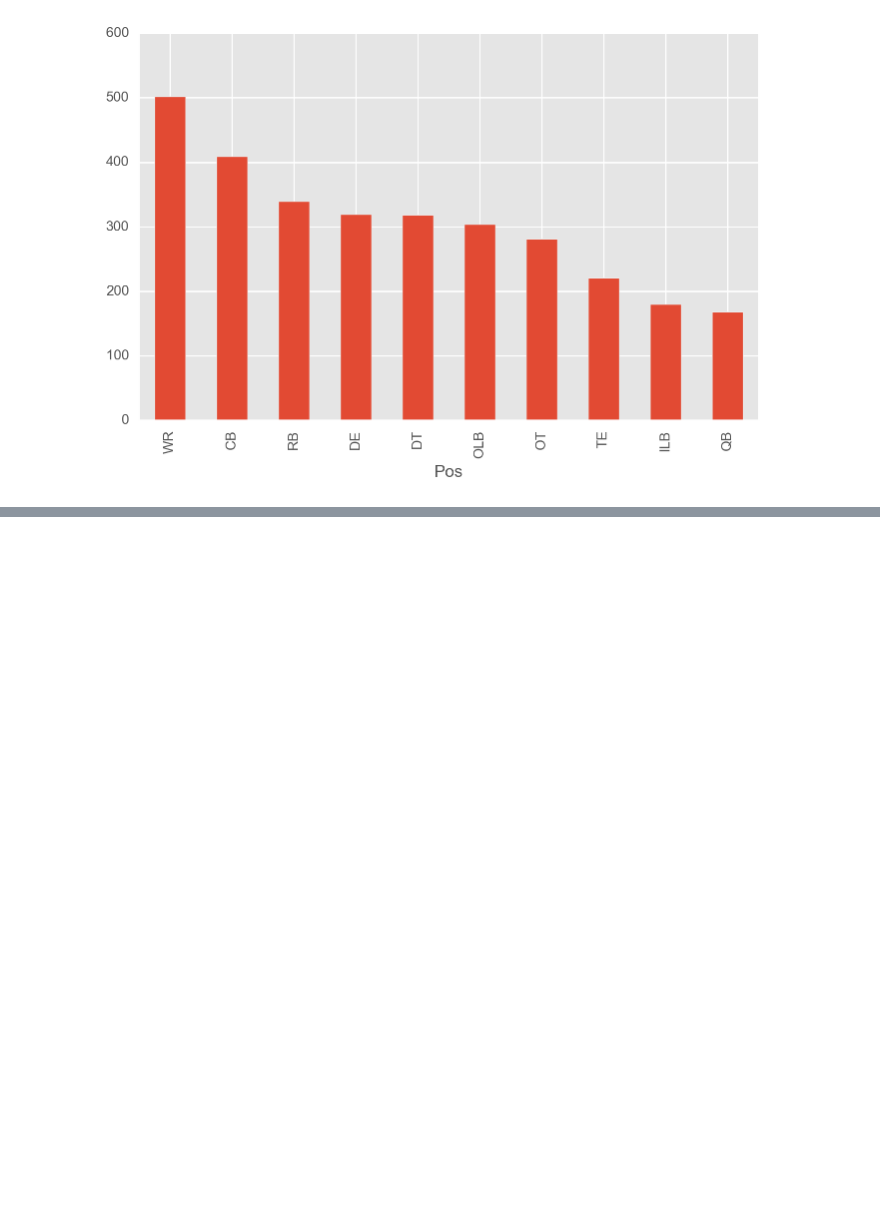
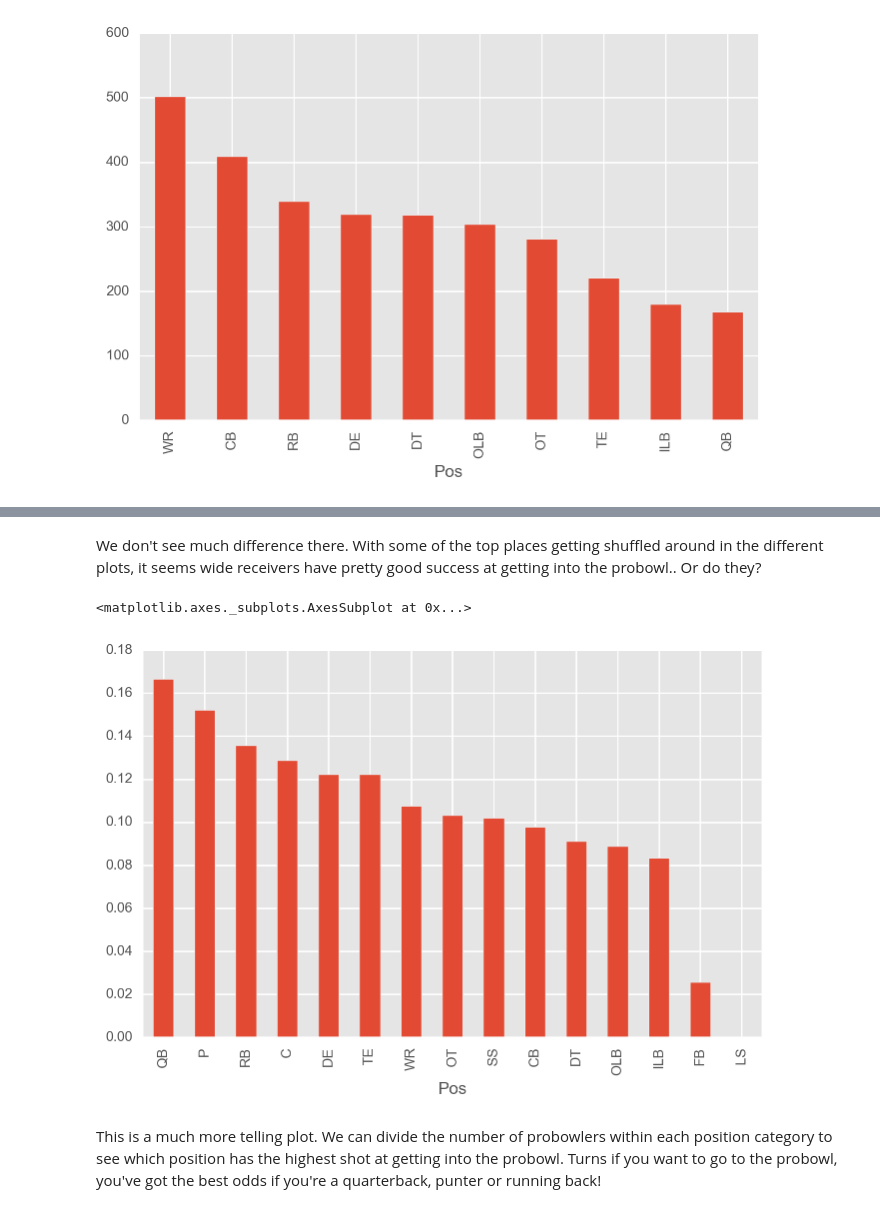
Before and after one commit to richardagalvez/NFLAnalysis, a Jupyter notebook: Data_exploration.ipynb, the cells around one changed output, grey strips where cells are left out. Drawn from its saved outputs; the diff is of its cells as text; code cells hidden in the pictures; blank space fills up the shorter version.

```diff
--- a/Data_exploration.ipynb
+++ b/Data_exploration.ipynb
@@ -77,0 +107,9 @@ df.groupby('Pos').size().sort_values(ascending=False).head(n=10).plot(kind='bar'
+# %% [markdown]
+We don't see much difference there. With some of the top places getting shuffled around in the different plots, it seems wide receivers have pretty good success at getting into the probowl.. Or do they?
+# %%
+((df[df['Probowl']==True].groupby('Pos').size())/(df.groupby('Pos').size())).sort_values(ascending=True).sort_values(ascending=False).plot(kind='bar')
+# %% [output]
+<matplotlib.axes._subplots.AxesSubplot at 0x...>
+[figure, added]
+# %% [markdown]
+This is a much more telling plot. We can divide the number of probowlers within each position category to see which position has the highest shot at getting into the probowl. Turns if you want to go to the probowl, you've got the best odds if you're a quarterback, punter or running back!
```
Also changed, not shown: parts of 16 cells of this notebook.
